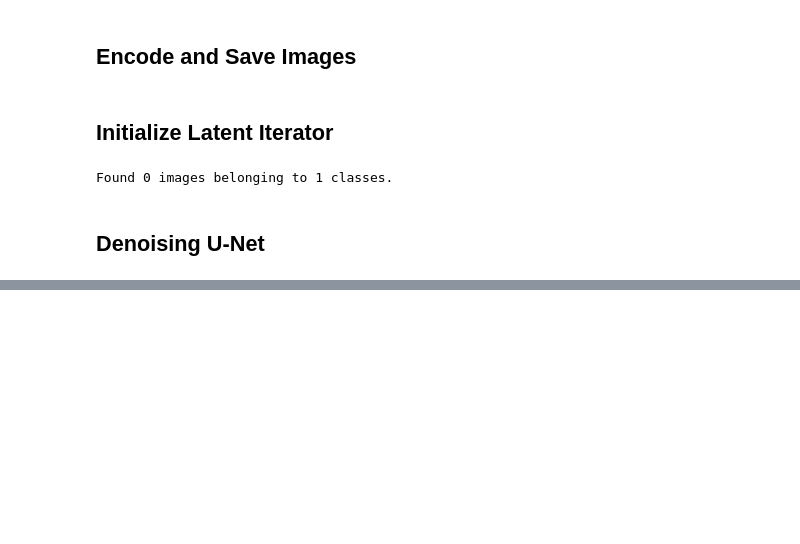
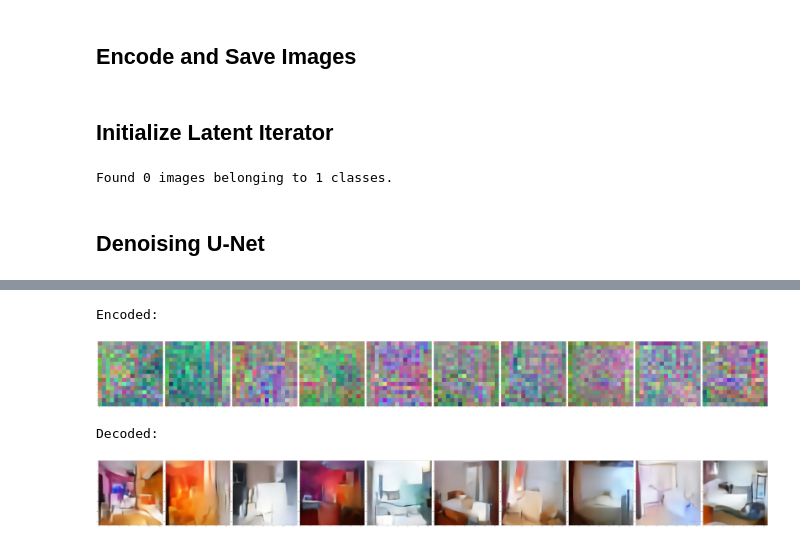
Before and after one commit to hayden-donnelly/ml-notebooks, a Jupyter notebook: latent_diffusion_image_generation.ipynb, the cells around one changed output, grey strips where cells are left out. Drawn from its saved outputs; the diff is of its cells as text; code cells hidden in the pictures; blank space fills up the shorter version.

```diff
--- a/latent_diffusion_image_generation.ipynb
+++ b/latent_diffusion_image_generation.ipynb
@@ -555,0 +598,16 @@ Decoded:
+# %%
+print('Encoded:')
+generated_latents = model.generate(10, 20)
+display_latents = generated_latents.numpy()
+display_latents -= np.min(display_latents)
+display_latents /= np.max(display_latents)
+plot_images(display_latents)
+
+print('Decoded:')
+generated_images = vae.decode(generated_latents)
+plot_images(generated_images.numpy())
+# %% [output]
+Encoded:
+[figure, added]
+Decoded:
+[figure, added]
```
Also changed, not shown: parts of 10 cells of this notebook.
